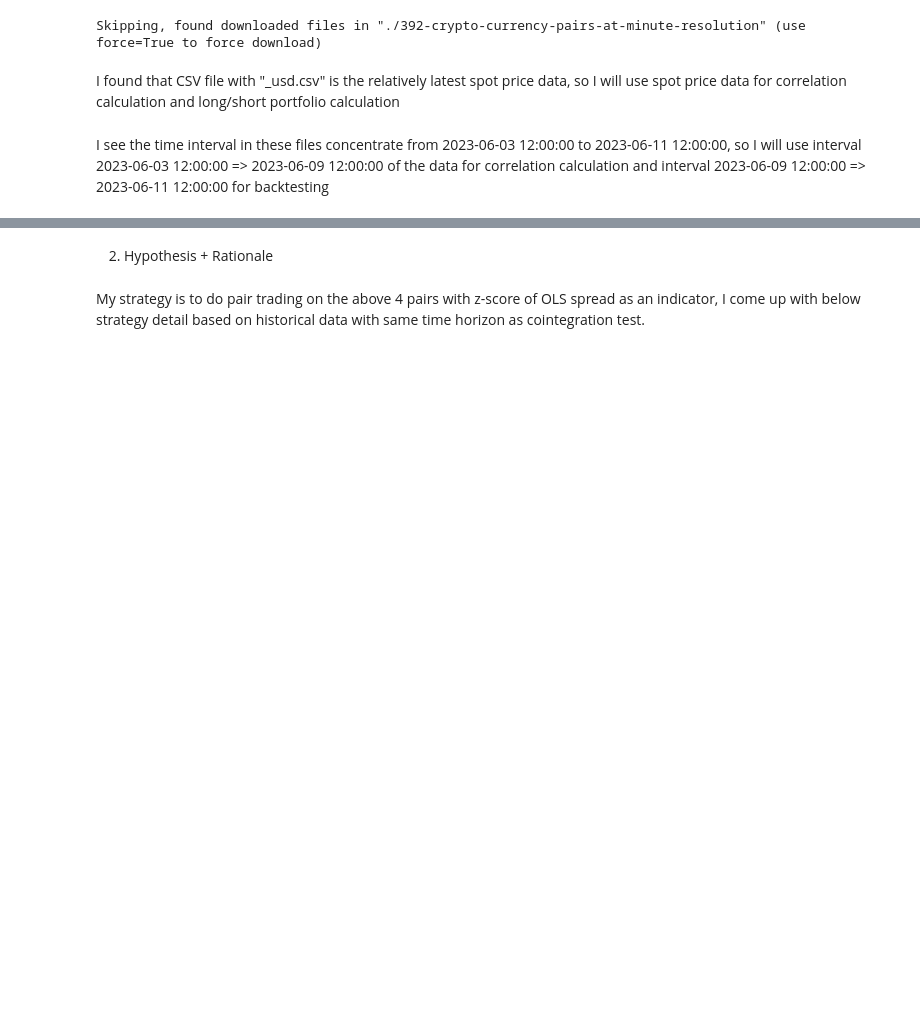
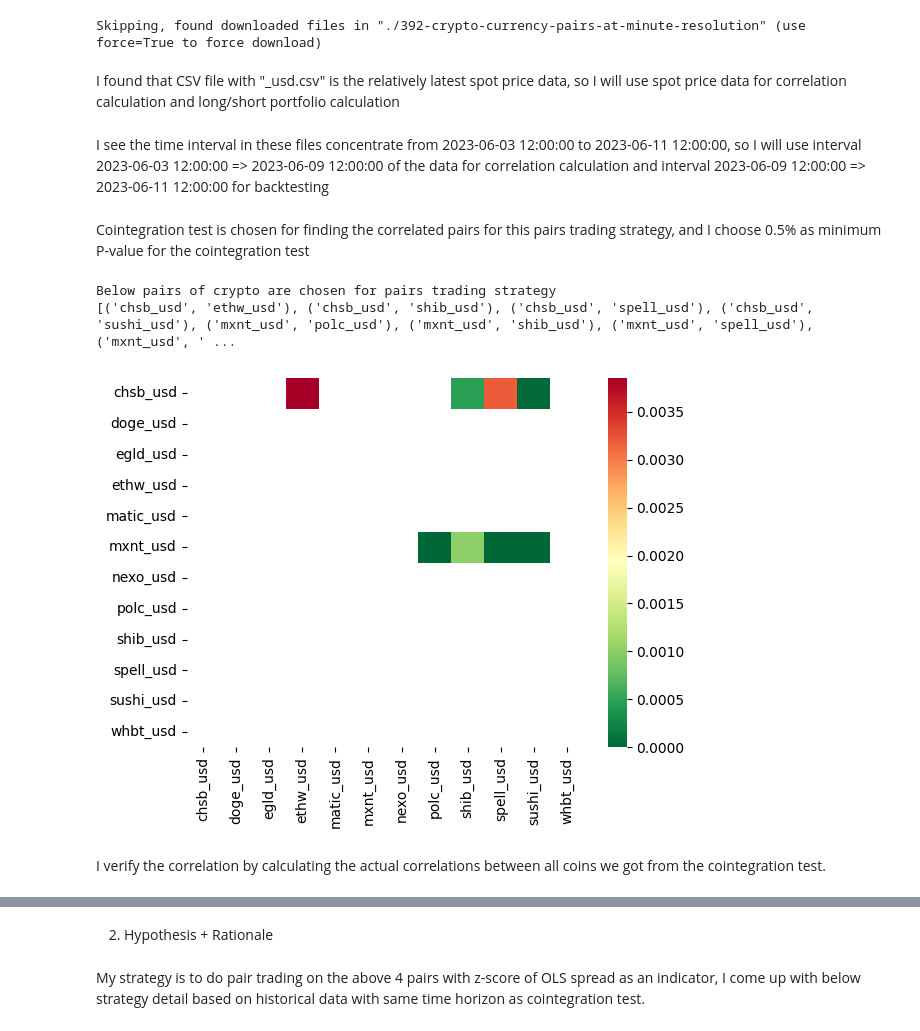
Before and after one commit to Hansen-chen/Crypto_Pairs-Trading-and-Event-Driven-Backtesting, a Jupyter notebook: crypto_strategy_and_backtest.ipynb, the cells around one changed output, grey strips where cells are left out. Drawn from its saved outputs; the diff is of its cells as text; code cells hidden in the pictures; blank space fills up the shorter version.

```diff
--- a/crypto_strategy_and_backtest.ipynb
+++ b/crypto_strategy_and_backtest.ipynb
@@ -97,3 +97,55 @@ end_time = pd.to_datetime(end_time)
 
 # Use boolean indexing to slice the DataFrame
 spot_df_corr_test = spot_df[(spot_df.index >= start_time) & (spot_df.index <= end_time)]
+# %% [markdown]
+Cointegration test is chosen for finding the correlated pairs for this pairs trading strategy, and I choose 0.5% as minimum P-value for the cointegration test
+# %%
+import numpy as np
+from statsmodels.tsa.stattools import coint
+
+min_pvalue = 0.005
+
+def find_cointegrated_pairs(data,min_pvalue):
+    n = data.shape[1]
+    score_matrix = np.zeros((n, n))
+    pvalue_matrix = np.ones((n, n))
+    keys = data.keys()
+    pairs = []
+    for i in range(n):
+        for j in range(i+1, n):
+            S1 = data[keys[i]]
+            S2 = data[keys[j]]
+            result = coint(S1, S2)
+            score = result[0]
+            pvalue = result[1]
+            score_matrix[i, j] = score
+            pvalue_matrix[i, j] = pvalue
+            #if pvalue is smaller than minimum P-value, reject null hypothesis
+            #and conclude the pair is correlated
+            if pvalue < min_pvalue:
+                pairs.append((keys[i], keys[j]))
+    return score_matrix, pvalue_matrix, pairs
+# %%
+scores, pvalues, pairs = find_cointegrated_pairs(spot_df_corr_test,min_pvalue)
+print("Below pairs of crypto are chosen for pairs trading strategy")
+print(pairs)
+# %% [output]
+Below pairs of crypto are chosen for pairs trading strategy
+[('chsb_usd', 'ethw_usd'), ('chsb_usd', 'shib_usd'), ('chsb_usd', 'spell_usd'), ('chsb_usd', 'sushi_usd'), ('mxnt_usd', 'polc_usd'), ('mxnt_usd', 'shib_usd'), ('mxnt_usd', 'spell_usd'), ('mxnt_usd', ' ...
+# %%
+import seaborn
+import matplotlib.pyplot as plt
+%matplotlib inline
+# Heatmap to show the p-values of the cointegration test
+# between each pair of stocks
+seaborn.heatmap(
+    pvalues,
+    xticklabels=spot_df.columns,
+    yticklabels=spot_df.columns,
+    cmap='RdYlGn_r',
+    mask = (pvalues >min_pvalue))
+plt.show()
+# %% [output]
+[figure, added]
+# %% [markdown]
+I verify the correlation by calculating the actual correlations between all coins we got from the cointegration test.
```
Also changed, not shown: parts of 22 cells of this notebook.
